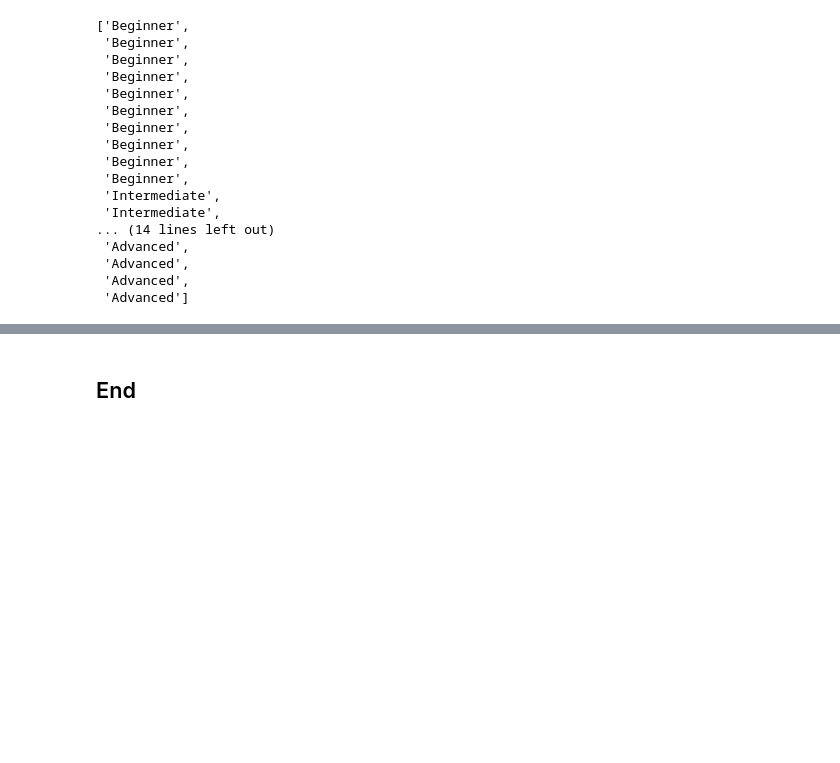
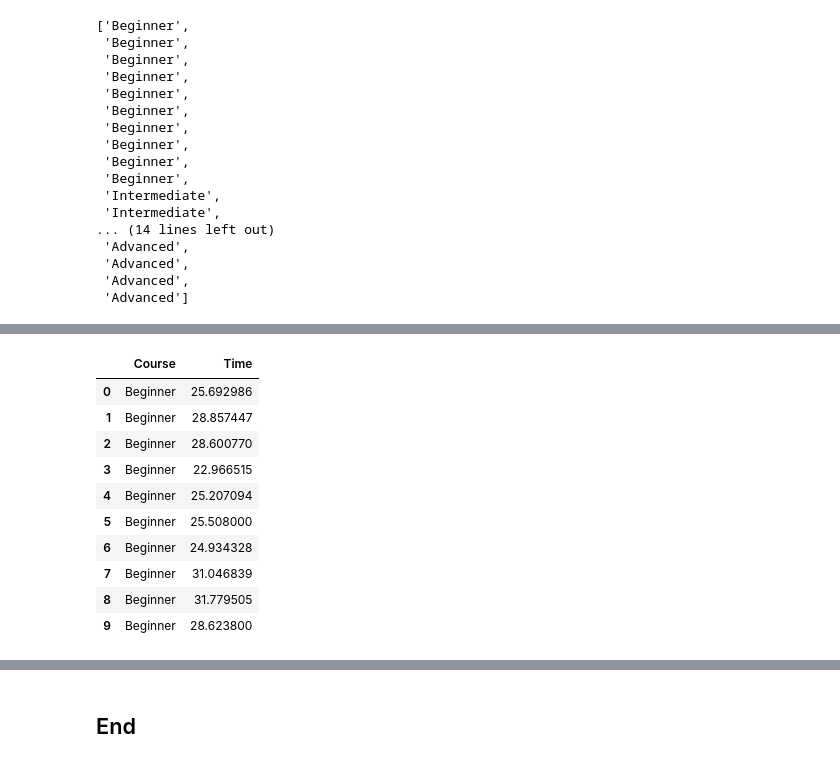
Before and after one commit to nurbujang/statnotes, a Jupyter notebook: s05_anova.ipynb, the cells around one changed output, grey strips where cells are left out. Cells and saved outputs as stored; diff of their text form; code cells hidden in the pictures; blank space fills up the shorter version.

```diff
--- a/s05_anova.ipynb
+++ b/s05_anova.ipynb
@@ -323,0 +391,15 @@ f, p
+# %%
+# pick up the rows that have true values
+df[df['Course'] == 'Beginner']
+# %% [output]
+|  | Course | Time |
+| 0 | Beginner | 25.692986 |
+| 1 | Beginner | 28.857447 |
+| 2 | Beginner | 28.600770 |
+| 3 | Beginner | 22.966515 |
+| 4 | Beginner | 25.207094 |
+| 5 | Beginner | 25.508000 |
+| 6 | Beginner | 24.934328 |
+| 7 | Beginner | 31.046839 |
+| 8 | Beginner | 31.779505 |
+| 9 | Beginner | 28.623800 |
```
Also changed, not shown: parts of 38 cells of this notebook.
